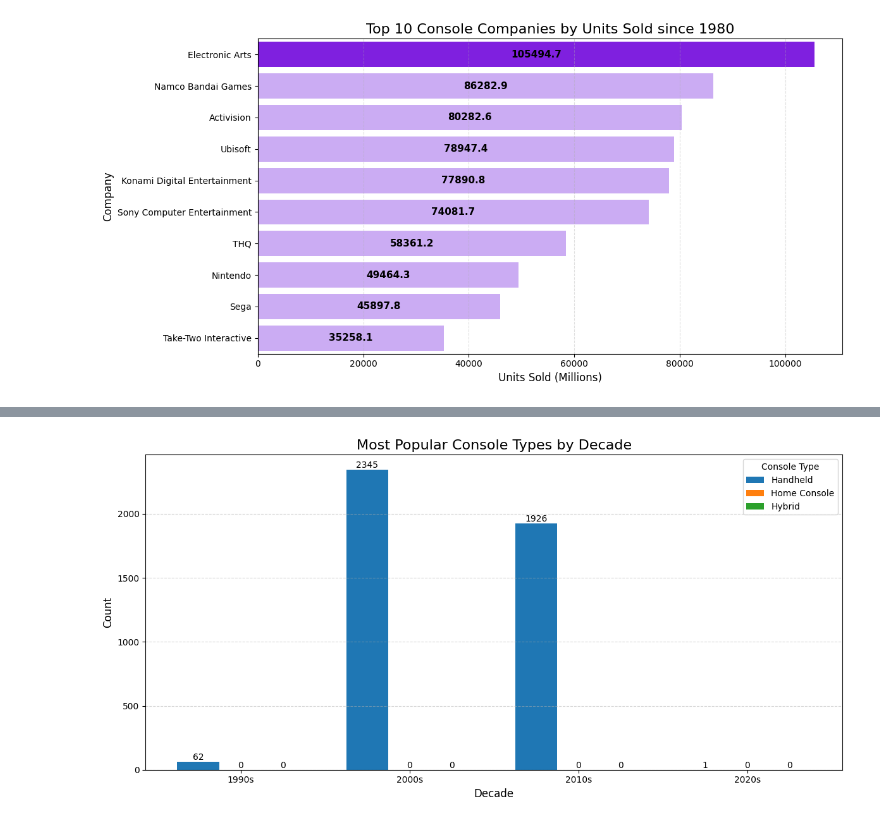
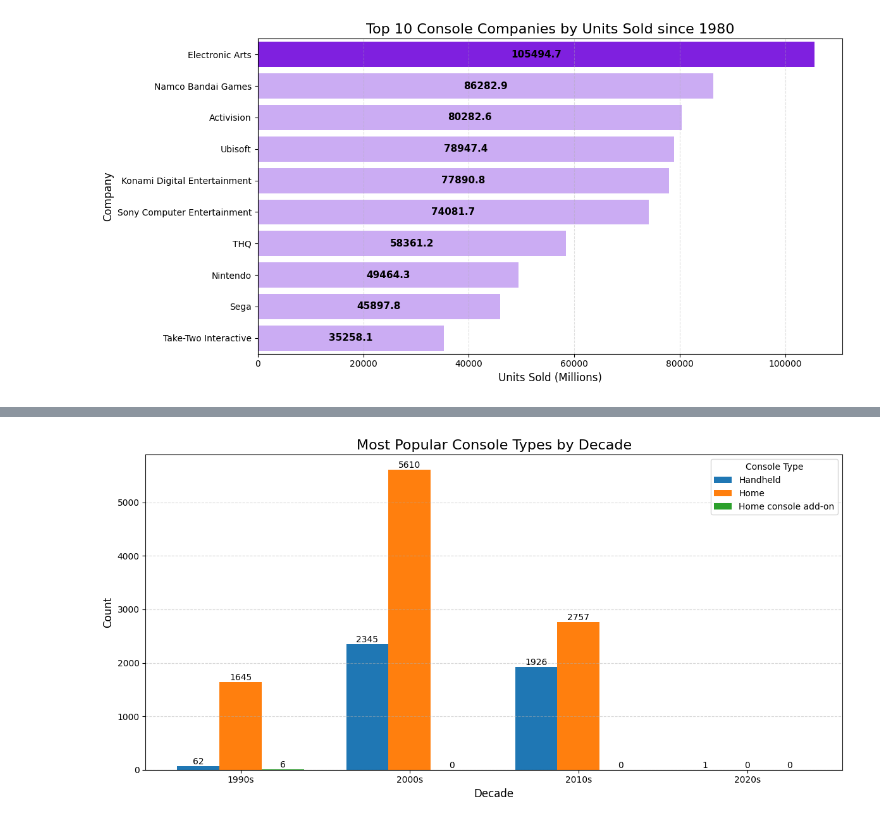
Before and after one commit to Teerp1986/The-Evolution-Of-Gaming, a Jupyter notebook: notebook/gamevolve.ipynb, the cells around one changed output, grey strips where cells are left out. Cells and saved outputs as stored; diff of their text form; code cells hidden in the pictures.

```diff
--- a/notebook/gamevolve.ipynb
+++ b/notebook/gamevolve.ipynb
@@ -622,7 +633,12 @@ WHERE Decade IS NOT NULL
 GROUP BY Decade, Type
 ORDER BY Decade, Type_Count DESC;
 """
+cursor.execute(query)
+rows = cursor.fetchall()
+cols = [col[0] for col in cursor.description]
 
+import pandas as pd
+df = pd.DataFrame(rows, columns=cols)
 
 df.head()
 # %% [output]
@@ -635,31 +651,49 @@ df.head()
 # %%
-types = ["Handheld", "Home Console", "Hybrid"]
 
-# Plot
+import matplotlib.pyplot as plt
+import numpy as np
+
+pivot_df = df.pivot(index='Decade', columns='Type', values='Type_Count').fillna(0)
+
+# Extract labels
+decades = pivot_df.index.tolist()
+types = pivot_df.columns.tolist()
+
+# Numeric x positions
+x = np.arange(len(decades))
+width = 0.25  # bar width
+
 plt.figure(figsize=(12, 6))
 
+# Plot each console type
 for i, t in enumerate(types):
-    bars = plt.bar(x + i*width, pivot_df[t], width, label=t)
+    bars = plt.bar(x + i*width, pivot_df[t], width=width, label=t)
 
+    # Add labels on bars
     for bar in bars:
         height = bar.get_height()
         plt.text(
             bar.get_x() + bar.get_width()/2,
             height,
             f'{int(height)}',
             ha='center',
             va='bottom',
             fontsize=10
         )
 
+# X‑axis labels
 plt.xticks(x + width, decades)
+
+# Titles and labels
 plt.title('Most Popular Console Types by Decade', fontsize=16)
 plt.xlabel('Decade', fontsize=12)
 plt.ylabel('Count', fontsize=12)
+
+# Legend + grid
 plt.legend(title='Console Type')
 plt.grid(axis='y', linestyle='--', alpha=0.5)
 
 plt.tight_layout()
 plt.show()
 # %% [output]
-[figure, old version]
+[figure, new version]
```
Also changed, not shown: parts of 17 cells of this notebook, 4 other files.
